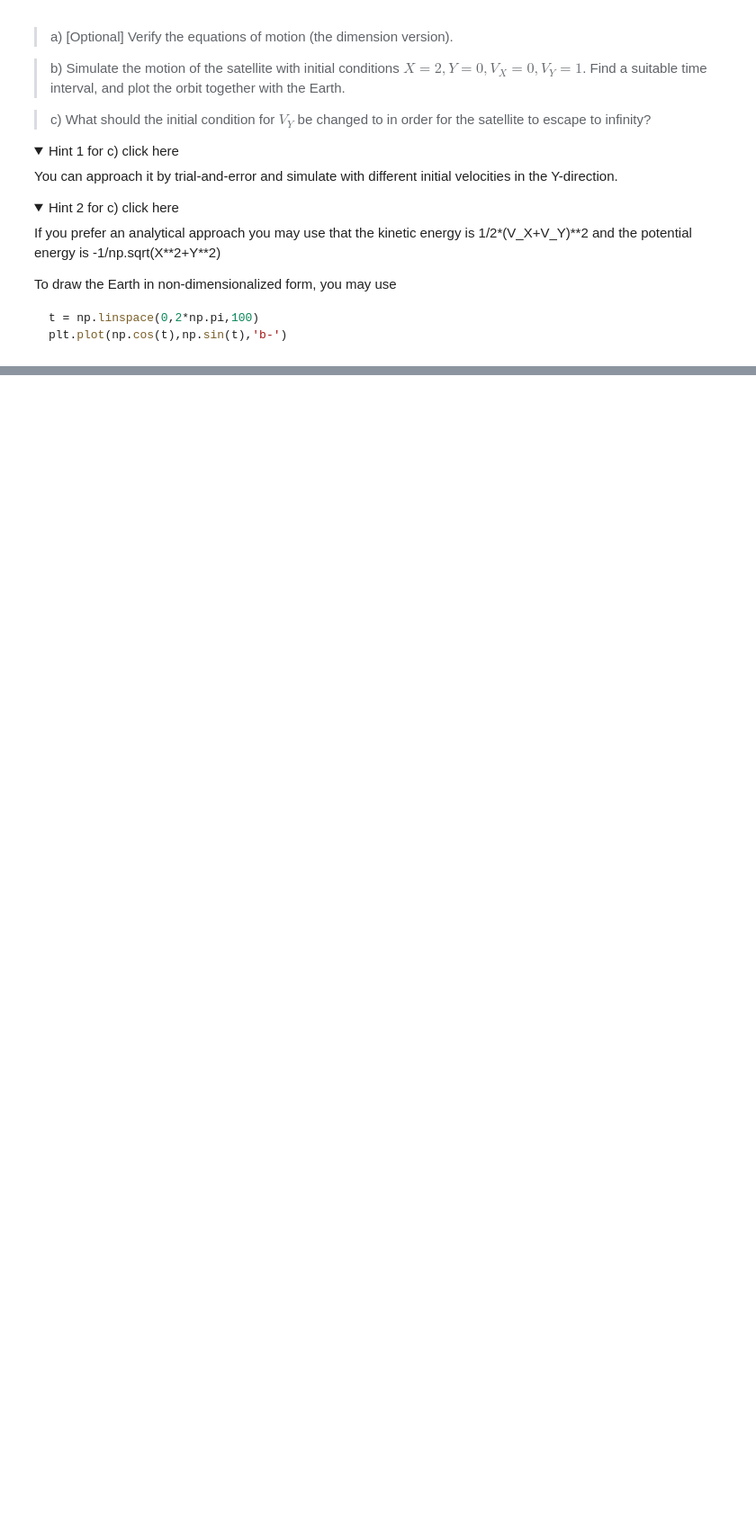
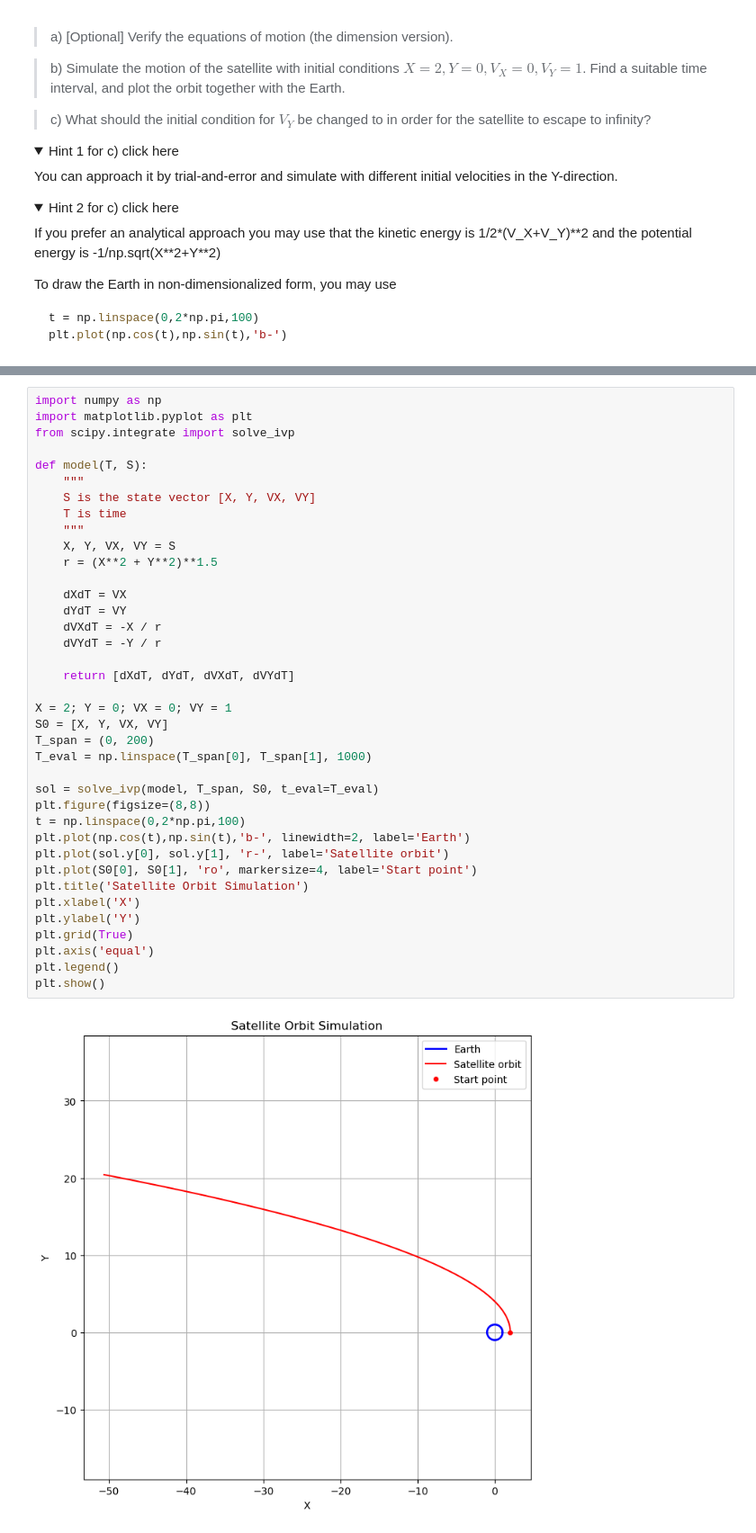
Before and after one commit to Chrisser1/10060-Physics, a Jupyter notebook: fall/Gravitation/Problems in Gravitation.ipynb, the cells around one changed output, grey strips where cells are left out. Shown at 90% size. Cells and saved outputs as stored; diff of their text form; folded sections open; blank space fills up the shorter version.

```diff
--- a/fall/Gravitation/Problems in Gravitation.ipynb
+++ b/fall/Gravitation/Problems in Gravitation.ipynb
@@ -140,0 +267,40 @@ plt.plot(np.cos(t),np.sin(t),'b-')
+# %%
+import numpy as np
+import matplotlib.pyplot as plt
+from scipy.integrate import solve_ivp
+
+def model(T, S):
+    """
+    S is the state vector [X, Y, VX, VY]
+    T is time
+    """
+    X, Y, VX, VY = S
+    r = (X**2 + Y**2)**1.5
+
+    dXdT = VX
+    dYdT = VY
+    dVXdT = -X / r
+    dVYdT = -Y / r
+
+    return [dXdT, dYdT, dVXdT, dVYdT]
+
+X = 2; Y = 0; VX = 0; VY = 1
+S0 = [X, Y, VX, VY]
+T_span = (0, 200)
+T_eval = np.linspace(T_span[0], T_span[1], 1000)
+
+sol = solve_ivp(model, T_span, S0, t_eval=T_eval)
+plt.figure(figsize=(8,8))
+t = np.linspace(0,2*np.pi,100)
+plt.plot(np.cos(t),np.sin(t),'b-', linewidth=2, label='Earth')
+plt.plot(sol.y[0], sol.y[1], 'r-', label='Satellite orbit')
+plt.plot(S0[0], S0[1], 'ro', markersize=4, label='Start point')
+plt.title('Satellite Orbit Simulation')
+plt.xlabel('X')
+plt.ylabel('Y')
+plt.grid(True)
+plt.axis('equal')
+plt.legend()
+plt.show()
+# %% [output]
+[figure, added]
```
Also changed, not shown: parts of 13 cells of this notebook.
